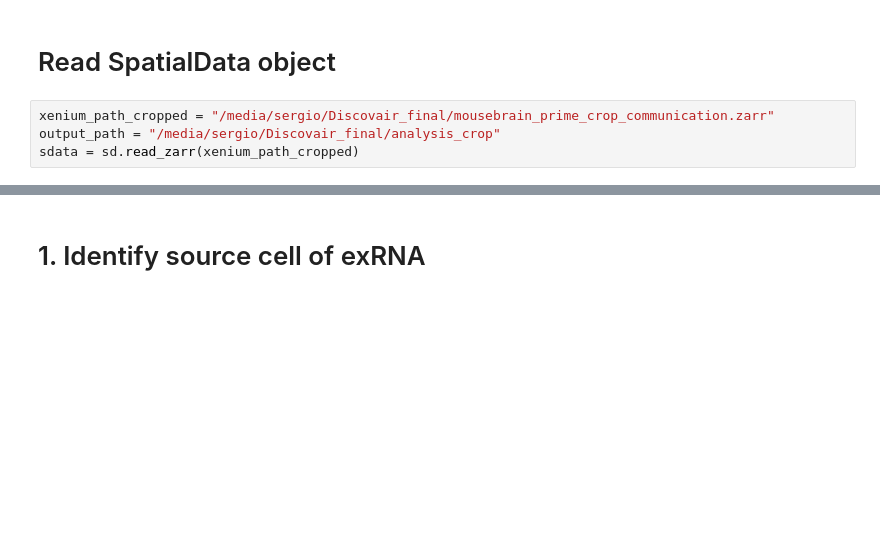
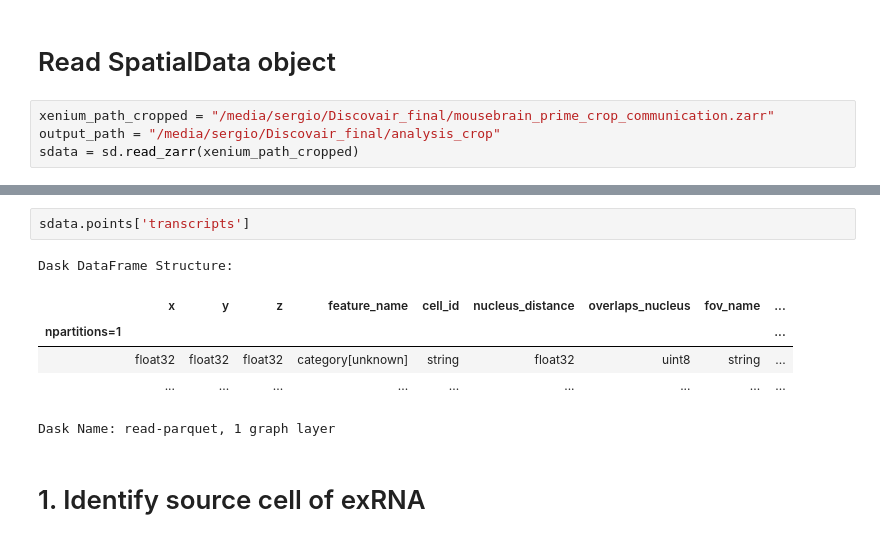
Before and after one commit to theislab/troutpy, a Jupyter notebook: notebooks/spatialdata_tutorials/5_explore_comunication.ipynb, the cells around one changed output, grey strips where cells are left out. Cells and saved outputs as stored; diff of their text form; blank space fills up the shorter version.

```diff
--- a/notebooks/spatialdata_tutorials/5_explore_comunication.ipynb
+++ b/notebooks/spatialdata_tutorials/5_explore_comunication.ipynb
@@ -17,3 +33,12 @@ sdata = sd.read_zarr(xenium_path_cropped)
+# %%
+sdata.points['transcripts']
+# %% [output]
+Dask DataFrame Structure:
+|  | x | y | z | feature_name | cell_id | nucleus_distance | overlaps_nucleus | fov_name | ... |
+| npartitions=1 |  |  |  |  |  |  |  |  | ... |
+|  | float32 | float32 | float32 | category[unknown] | string | float32 | uint8 | string | ... |
+|  | ... | ... | ... | ... | ... | ... | ... | ... | ... |
+Dask Name: read-parquet, 1 graph layer
 # %% [markdown]
 # 1. Identify source cell of exRNA
 # %% [markdown]
```
Also changed, not shown: parts of 2 cells of this notebook, 2 other files.
